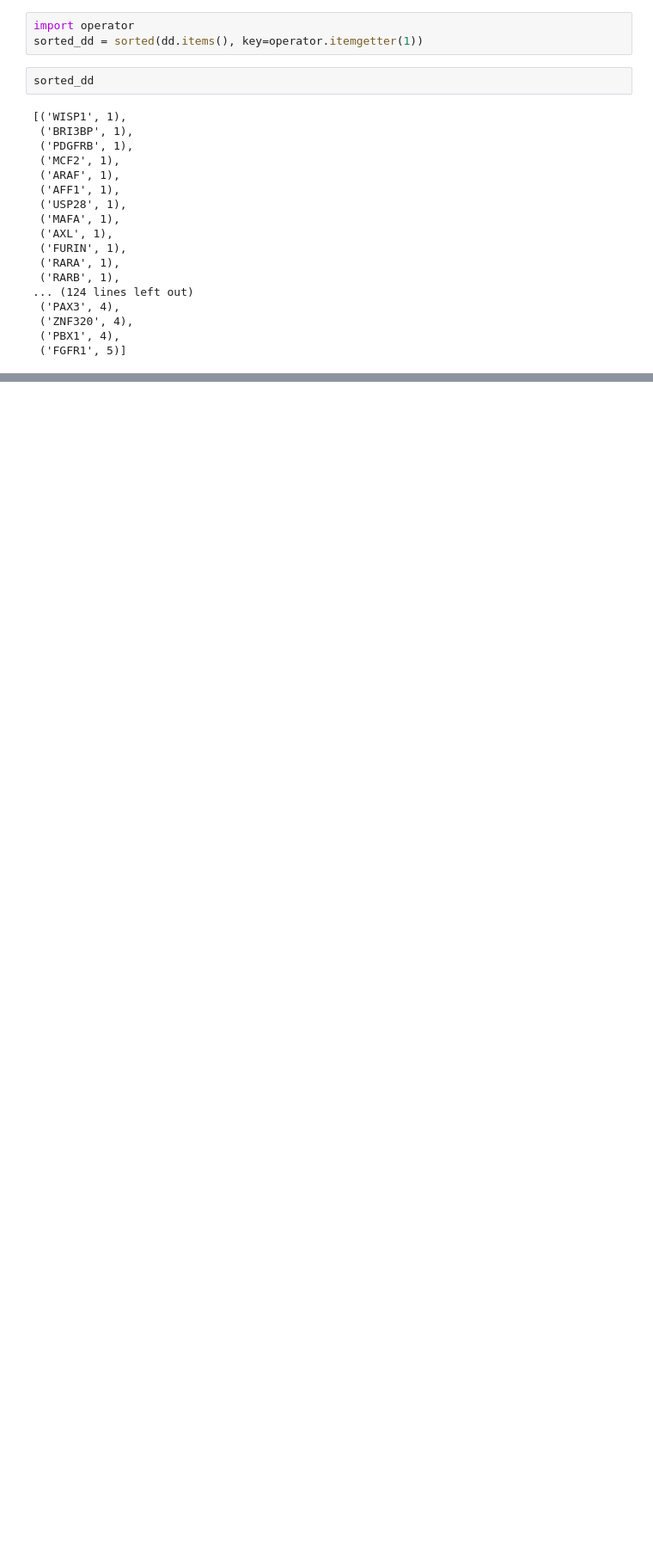
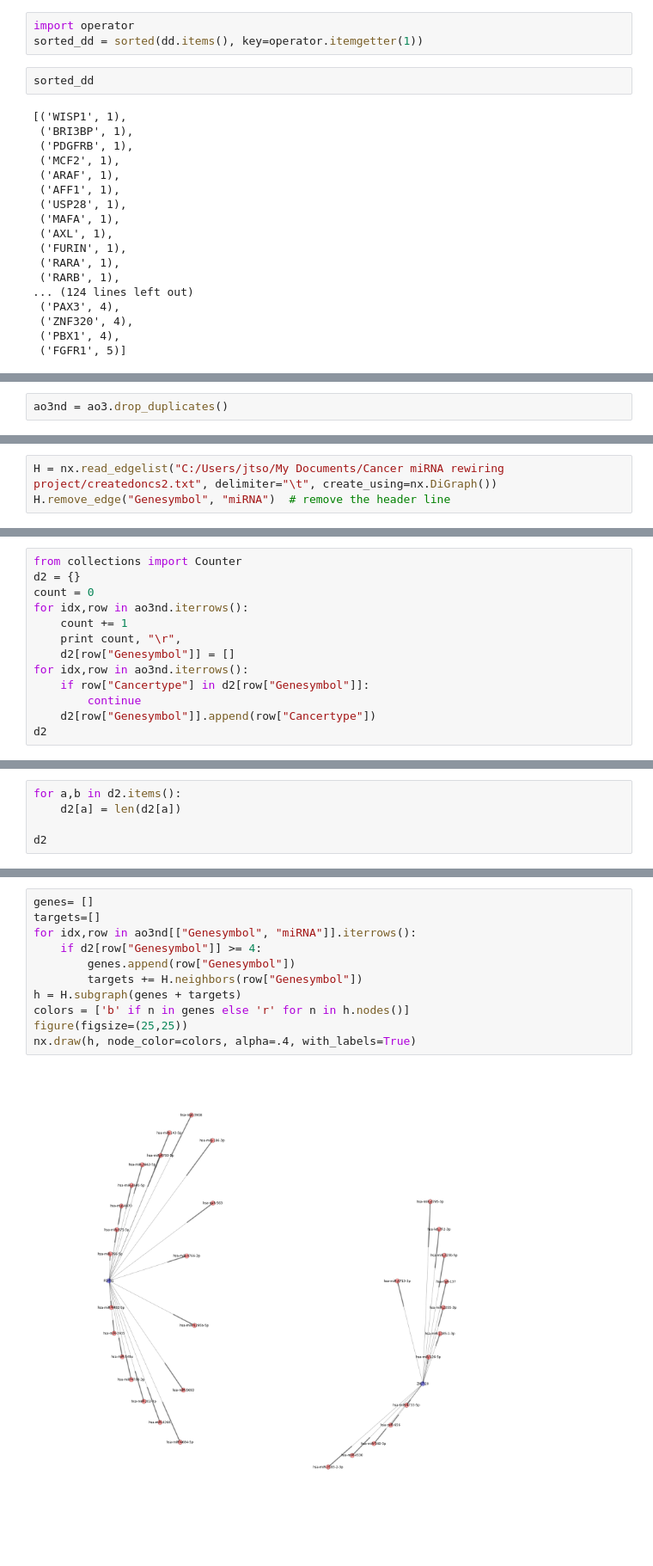
Before and after one commit to choyichen/tcga-mir-rewire, a Jupyter notebook: Oncogenes/Uniprot.ipynb, the cells around one changed output, grey strips where cells are left out. Shown at 86% size. Drawn from its saved outputs; the diff is of its cells as text; blank space fills up the shorter version.

```diff
--- a/Oncogenes/Uniprot.ipynb
+++ b/Oncogenes/Uniprot.ipynb
@@ -545,0 +508,2 @@ nx.draw_networkx_labels(g, pos, labels = d)
+# %%
+ao3nd = ao3.drop_duplicates()
@@ -545,0 +516,3 @@ nx.draw_networkx_labels(g, pos, labels = d)
+# %%
+H = nx.read_edgelist("C:/Users/jtso/My Documents/Cancer miRNA rewiring project/createdoncs2.txt", delimiter="\t", create_using=nx.DiGraph())
+H.remove_edge("Genesymbol", "miRNA")  # remove the header line
@@ -545,0 +544,13 @@ nx.draw_networkx_labels(g, pos, labels = d)
+# %%
+from collections import Counter
+d2 = {}
+count = 0
+for idx,row in ao3nd.iterrows():
+    count += 1
+    print count, "\r",
+    d2[row["Genesymbol"]] = []
+for idx,row in ao3nd.iterrows():
+    if row["Cancertype"] in d2[row["Genesymbol"]]:
+        continue
+    d2[row["Genesymbol"]].append(row["Cancertype"])
+d2
@@ -545,0 +575,5 @@ nx.draw_networkx_labels(g, pos, labels = d)
+# %%
+for a,b in d2.items():
+    d2[a] = len(d2[a])
+
+d2
@@ -545,0 +621,13 @@ nx.draw_networkx_labels(g, pos, labels = d)
+# %%
+genes= []
+targets=[]
+for idx,row in ao3nd[["Genesymbol", "miRNA"]].iterrows():
+    if d2[row["Genesymbol"]] >= 4:
+        genes.append(row["Genesymbol"])
+        targets += H.neighbors(row["Genesymbol"])
+h = H.subgraph(genes + targets)
+colors = ['b' if n in genes else 'r' for n in h.nodes()]
+figure(figsize=(25,25))
+nx.draw(h, node_color=colors, alpha=.4, with_labels=True)
+# %% [output]
+[figure, added]
```
Also changed, not shown: parts of 21 cells of this notebook, 8 other files.
